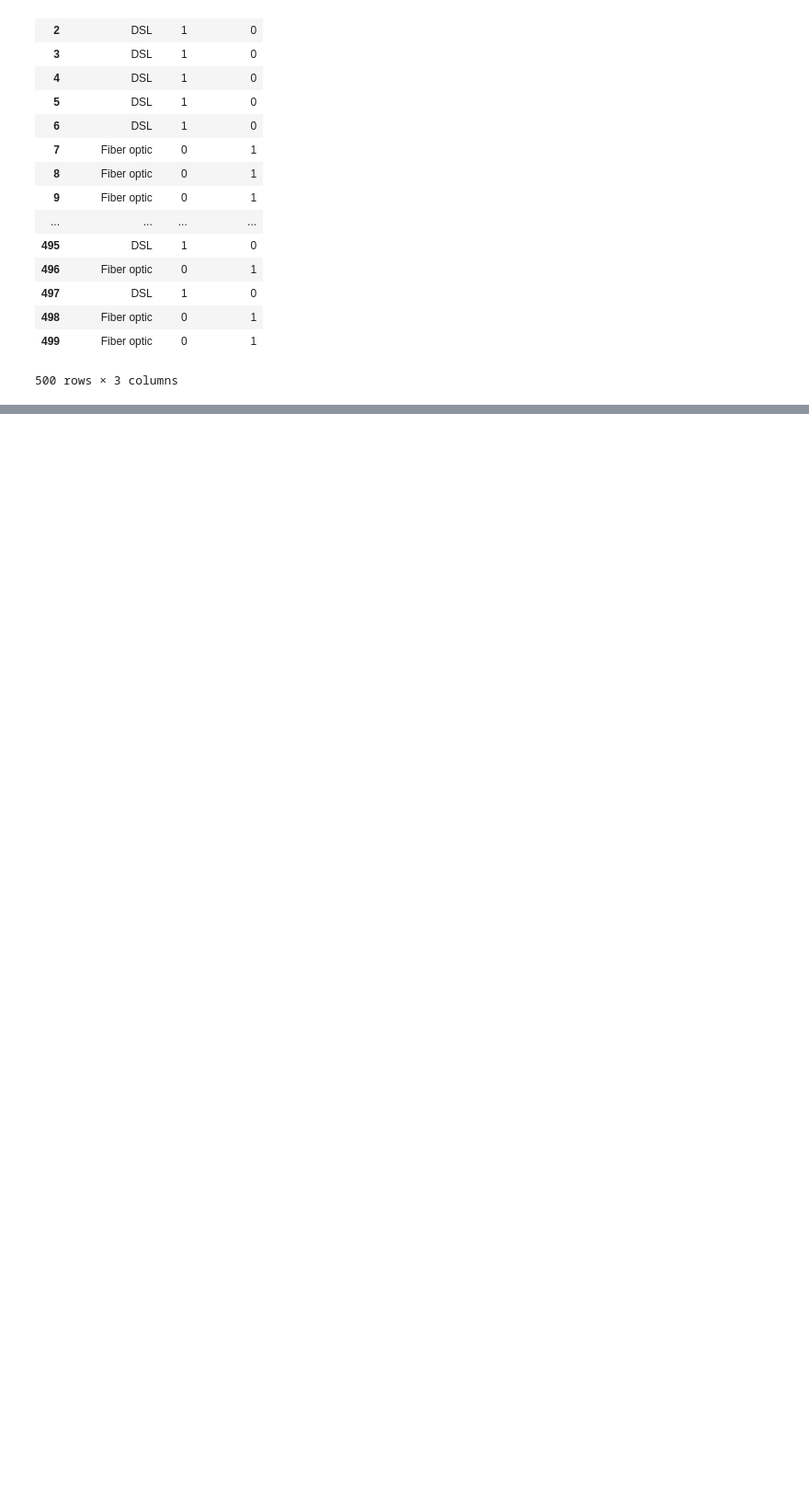
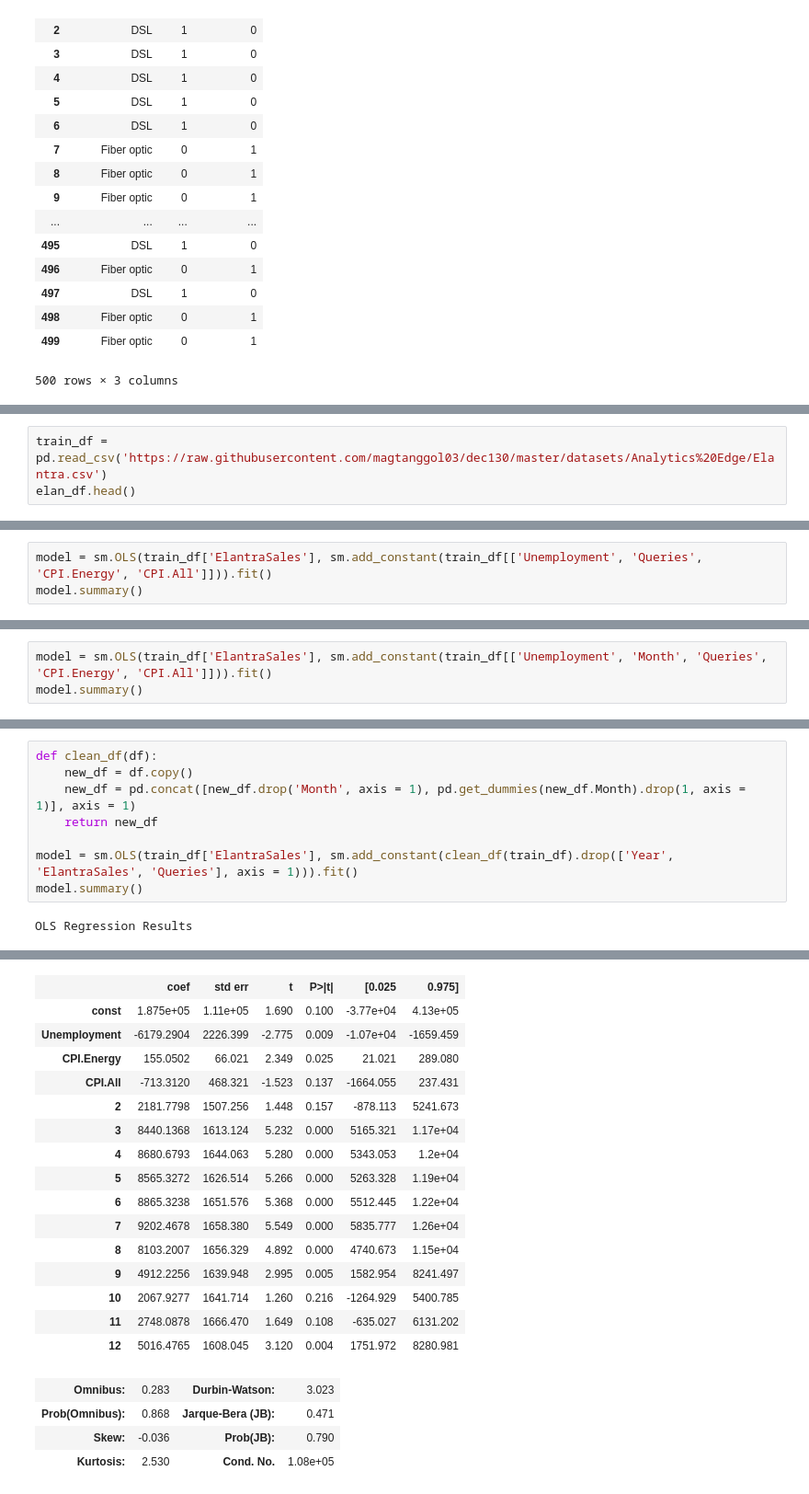
Before and after one commit to magtanggol03/dec130, a Jupyter notebook: notebooks/01 Regression Analysis.ipynb, the cells around one changed output, grey strips where cells are left out. Shown: that part at 92% size. Cells and saved outputs as stored; diff of their text form; blank space fills up the shorter version.

```diff
--- a/notebooks/01 Regression Analysis.ipynb
+++ b/notebooks/01 Regression Analysis.ipynb
@@ -532,0 +544,3 @@ pd.concat([churn_df['InternetService'], pd.get_dummies(churn_df['InternetService
+# %%
+train_df = pd.read_csv('https://raw.githubusercontent.com/magtanggol03/dec130/master/datasets/Analytics%20Edge/Elantra.csv')
+elan_df.head()
@@ -532,0 +556,3 @@ pd.concat([churn_df['InternetService'], pd.get_dummies(churn_df['InternetService
+# %%
+model = sm.OLS(train_df['ElantraSales'], sm.add_constant(train_df[['Unemployment', 'Queries', 'CPI.Energy', 'CPI.All']])).fit()
+model.summary()
@@ -532,0 +580,3 @@ pd.concat([churn_df['InternetService'], pd.get_dummies(churn_df['InternetService
+# %%
+model = sm.OLS(train_df['ElantraSales'], sm.add_constant(train_df[['Unemployment', 'Month', 'Queries', 'CPI.Energy', 'CPI.All']])).fit()
+model.summary()
@@ -532,0 +605,10 @@ pd.concat([churn_df['InternetService'], pd.get_dummies(churn_df['InternetService
+# %%
+def clean_df(df):
+    new_df = df.copy()
+    new_df = pd.concat([new_df.drop('Month', axis = 1), pd.get_dummies(new_df.Month).drop(1, axis = 1)], axis = 1)
+    return new_df
+
+model = sm.OLS(train_df['ElantraSales'], sm.add_constant(clean_df(train_df).drop(['Year', 'ElantraSales', 'Queries'], axis = 1))).fit()
+model.summary()
+# %% [output]
+OLS Regression Results
@@ -532,0 +624,20 @@ pd.concat([churn_df['InternetService'], pd.get_dummies(churn_df['InternetService
+|  | coef | std err | t | P>|t| | [0.025 | 0.975] |
+| const | 1.875e+05 | 1.11e+05 | 1.690 | 0.100 | -3.77e+04 | 4.13e+05 |
+| Unemployment | -6179.2904 | 2226.399 | -2.775 | 0.009 | -1.07e+04 | -1659.459 |
+| CPI.Energy | 155.0502 | 66.021 | 2.349 | 0.025 | 21.021 | 289.080 |
+| CPI.All | -713.3120 | 468.321 | -1.523 | 0.137 | -1664.055 | 237.431 |
+| 2 | 2181.7798 | 1507.256 | 1.448 | 0.157 | -878.113 | 5241.673 |
+| 3 | 8440.1368 | 1613.124 | 5.232 | 0.000 | 5165.321 | 1.17e+04 |
+| 4 | 8680.6793 | 1644.063 | 5.280 | 0.000 | 5343.053 | 1.2e+04 |
+| 5 | 8565.3272 | 1626.514 | 5.266 | 0.000 | 5263.328 | 1.19e+04 |
+| 6 | 8865.3238 | 1651.576 | 5.368 | 0.000 | 5512.445 | 1.22e+04 |
+| 7 | 9202.4678 | 1658.380 | 5.549 | 0.000 | 5835.777 | 1.26e+04 |
+| 8 | 8103.2007 | 1656.329 | 4.892 | 0.000 | 4740.673 | 1.15e+04 |
+| 9 | 4912.2256 | 1639.948 | 2.995 | 0.005 | 1582.954 | 8241.497 |
+| 10 | 2067.9277 | 1641.714 | 1.260 | 0.216 | -1264.929 | 5400.785 |
+| 11 | 2748.0878 | 1666.470 | 1.649 | 0.108 | -635.027 | 6131.202 |
+| 12 | 5016.4765 | 1608.045 | 3.120 | 0.004 | 1751.972 | 8280.981 |
+| Omnibus: | 0.283 | Durbin-Watson: | 3.023 |
+| Prob(Omnibus): | 0.868 | Jarque-Bera (JB): | 0.471 |
+| Skew: | -0.036 | Prob(JB): | 0.790 |
+| Kurtosis: | 2.530 | Cond. No. | 1.08e+05 |
```
Also changed, not shown: parts of 14 cells of this notebook, 4 other files.
